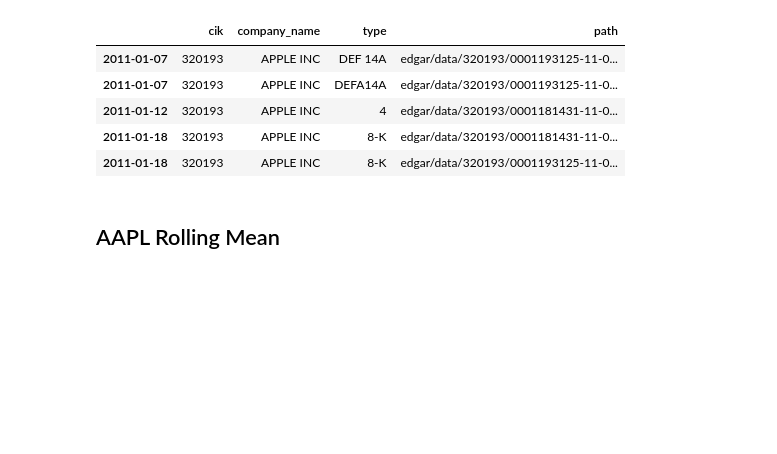
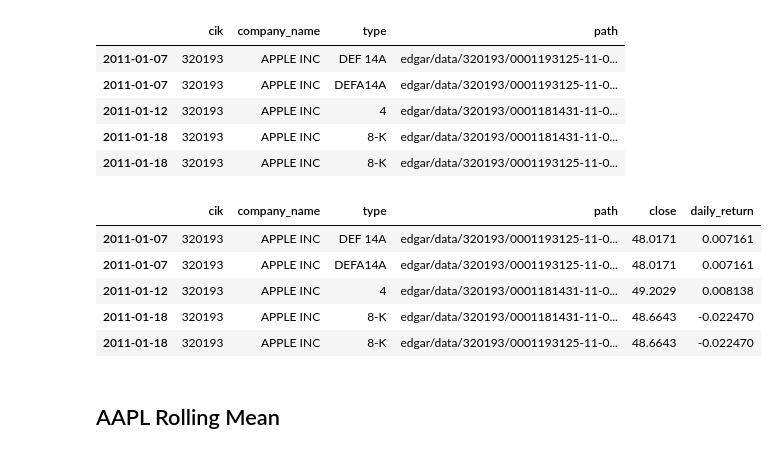
Before and after one commit to lancekrogers/Discontinued_SEC_ALGO_ANALYSIS, a Jupyter notebook: Testing Notebook -- Collecting stock price data.ipynb, the cells around one changed output. Saved outputs shown, nothing was run; the diff lists cells and outputs as text; code cells hidden in the pictures; blank space fills up the shorter version.

```diff
--- a/Testing Notebook -- Collecting stock price data.ipynb
+++ b/Testing Notebook -- Collecting stock price data.ipynb
@@ -257,6 +257,13 @@ aapl_filings.head()
 #temp_df = pd.DataFrame(five_year_nasdaq_df[five_year_nasdaq_df['Symbol'] =="AAPL"], columns=['Close'])
 #aapl_stock_price = aapl_stock_price.join(temp_df)
 #aapl_stock_price = aapl_stock_price.dropna()
+def compute_daily_returns(df):
+    """Compute daily return values"""
+    daily_returns = df.copy()
+    daily_returns[1:] = (df[1:] / df[:-1].values) -1
+    daily_returns.ix[0, :] = 0
+    return daily_returns
+
 
 def stock_data_filings(startdate, enddate, symbol, cik_symbol_match_df, stock_data_df):
     """
@@ -274,6 +281,10 @@ def stock_data_filings(startdate, enddate, symbol, cik_symbol_match_df, stock_da
         temp_df2 = pd.DataFrame(filings[filings['cik'] == cik])
         this_filings = this_filings.join(temp_df2)
         this_filings = this_filings.dropna()
-        return stock_price, this_filings
+        fil_price = this_filings.join(stock_price)
+        daily_return = compute_daily_returns(pd.DataFrame(stock_data_df[five_year_nasdaq_df['symbol'] == symbol]['close']))
+        daily_return = daily_return.rename(columns={'close': 'daily_return'})
+        fil_price = fil_price.join(daily_return)
+        return fil_price
     except IndexError:
         return 'Symbol not located in dataset.'
@@ -280,2 +304,2 @@ def stock_data_filings(startdate, enddate, symbol, cik_symbol_match_df, stock_da
 # %%
-aapl_price, aapl_filings = stock_data_filings('2011-01-02', '2016-11-03', 'AAPL', cik_and_tickers, five_year_nasdaq_df)
+aapl_data = stock_data_filings('2011-01-02', '2016-11-03', 'AAPL', cik_and_tickers, five_year_nasdaq_df)
@@ -284,6 +306,13 @@ stock_price_on_day_of_filing = aapl_filings.join(aapl_price)
 # %%
 # Add previous close and next day close to the dataframe
-stock_price_on_day_of_filing.head()
+aapl_data.head()
+# %% [output]
+|  | cik | company_name | type | path | close | daily_return |
+| 2011-01-07 | 320193 | APPLE INC | DEF 14A | edgar/data/320193/0001193125-11-0... | 48.0171 | 0.007161 |
+| 2011-01-07 | 320193 | APPLE INC | DEFA14A | edgar/data/320193/0001193125-11-0... | 48.0171 | 0.007161 |
+| 2011-01-12 | 320193 | APPLE INC | 4 | edgar/data/320193/0001181431-11-0... | 49.2029 | 0.008138 |
+| 2011-01-18 | 320193 | APPLE INC | 8-K | edgar/data/320193/0001181431-11-0... | 48.6643 | -0.022470 |
+| 2011-01-18 | 320193 | APPLE INC | 8-K | edgar/data/320193/0001193125-11-0... | 48.6643 | -0.022470 |
 # %% [markdown]
 <h2>AAPL Rolling Mean</h2>
 # %%
```
Also changed, not shown: parts of 6 cells of this notebook.
